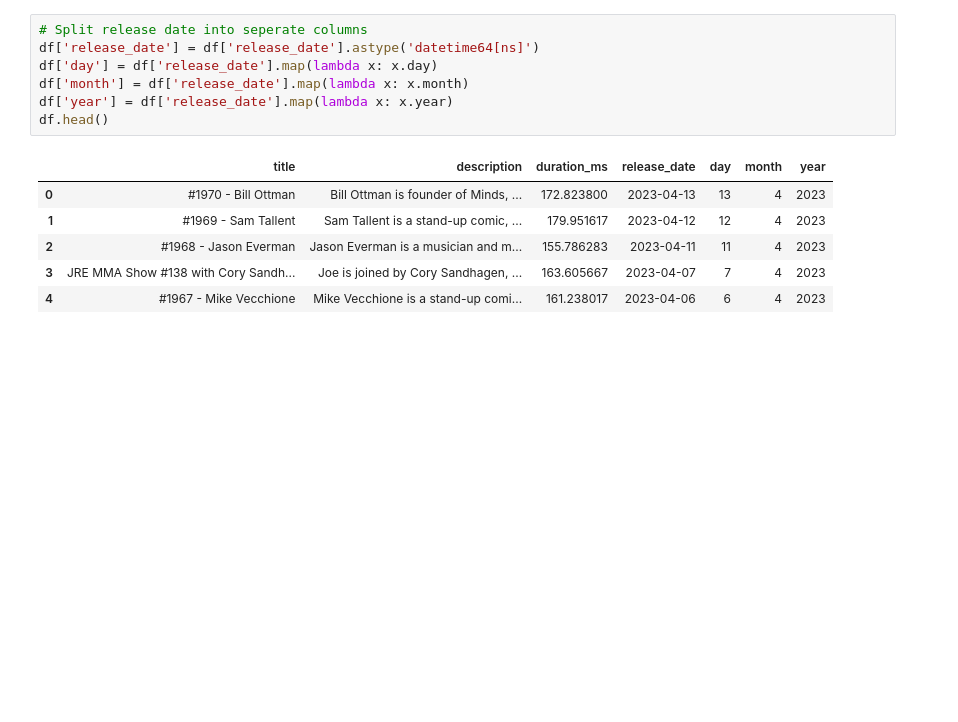
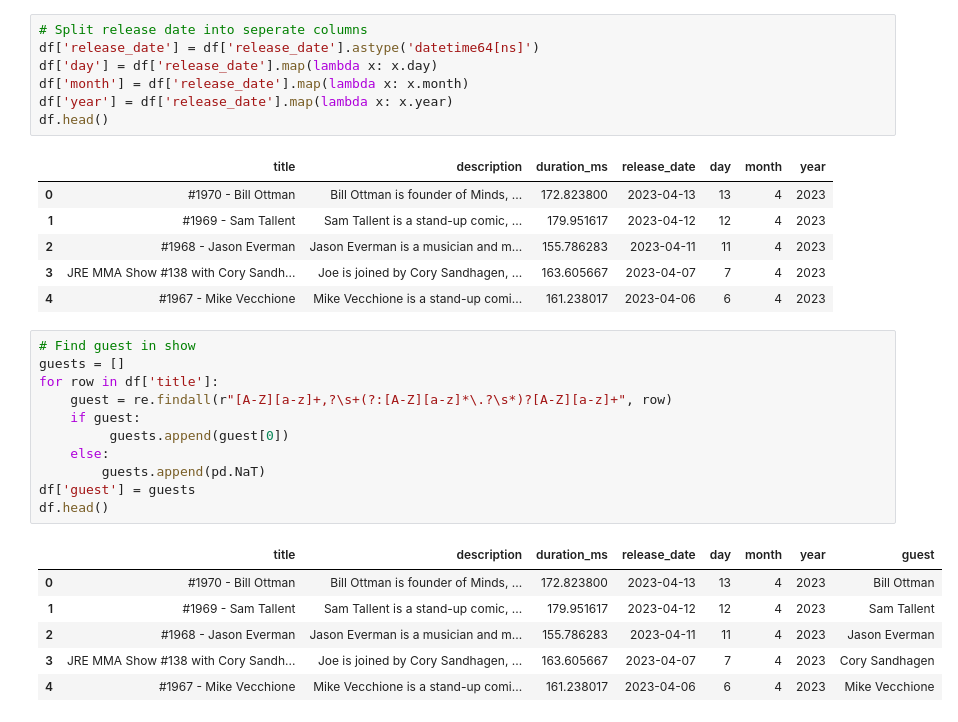
Before and after one commit to mattg213/JRE-analysis, a Jupyter notebook: data.ipynb, the cells around one changed output. Saved outputs shown, nothing was run; the diff lists cells and outputs as text; blank space fills up the shorter version.

```diff
--- a/data.ipynb
+++ b/data.ipynb
@@ -126,3 +121,21 @@ df.head()
 | 2 | #1968 - Jason Everman | Jason Everman is a musician and m... | 155.786283 | 2023-04-11 | 11 | 4 | 2023 |
 | 3 | JRE MMA Show #138 with Cory Sandh... | Joe is joined by Cory Sandhagen, ... | 163.605667 | 2023-04-07 | 7 | 4 | 2023 |
 | 4 | #1967 - Mike Vecchione | Mike Vecchione is a stand-up comi... | 161.238017 | 2023-04-06 | 6 | 4 | 2023 |
+# %%
+# Find guest in show
+guests = []
+for row in df['title']:
+    guest = re.findall(r"[A-Z][a-z]+,?\s+(?:[A-Z][a-z]*\.?\s*)?[A-Z][a-z]+", row)
+    if guest:
+         guests.append(guest[0])
+    else:
+        guests.append(pd.NaT)
+df['guest'] = guests
+df.head()
+# %% [output]
+|  | title | description | duration_ms | release_date | day | month | year | guest |
+| 0 | #1970 - Bill Ottman | Bill Ottman is founder of Minds, ... | 172.823800 | 2023-04-13 | 13 | 4 | 2023 | Bill Ottman |
+| 1 | #1969 - Sam Tallent | Sam Tallent is a stand-up comic, ... | 179.951617 | 2023-04-12 | 12 | 4 | 2023 | Sam Tallent |
+| 2 | #1968 - Jason Everman | Jason Everman is a musician and m... | 155.786283 | 2023-04-11 | 11 | 4 | 2023 | Jason Everman |
+| 3 | JRE MMA Show #138 with Cory Sandh... | Joe is joined by Cory Sandhagen, ... | 163.605667 | 2023-04-07 | 7 | 4 | 2023 | Cory Sandhagen |
+| 4 | #1967 - Mike Vecchione | Mike Vecchione is a stand-up comi... | 161.238017 | 2023-04-06 | 6 | 4 | 2023 | Mike Vecchione |
```
Also changed, not shown: parts of 12 cells of this notebook, 2 other files.
